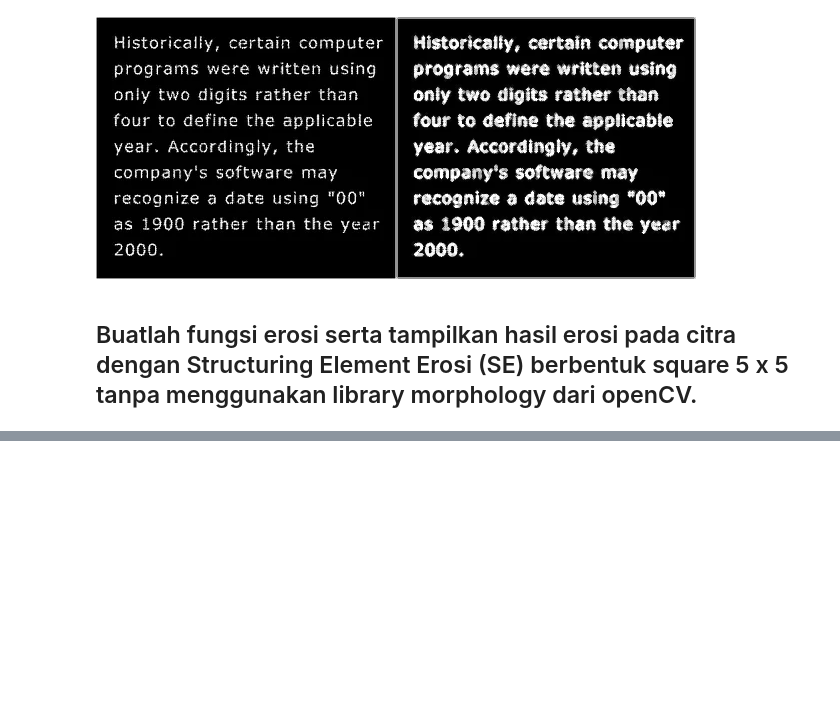
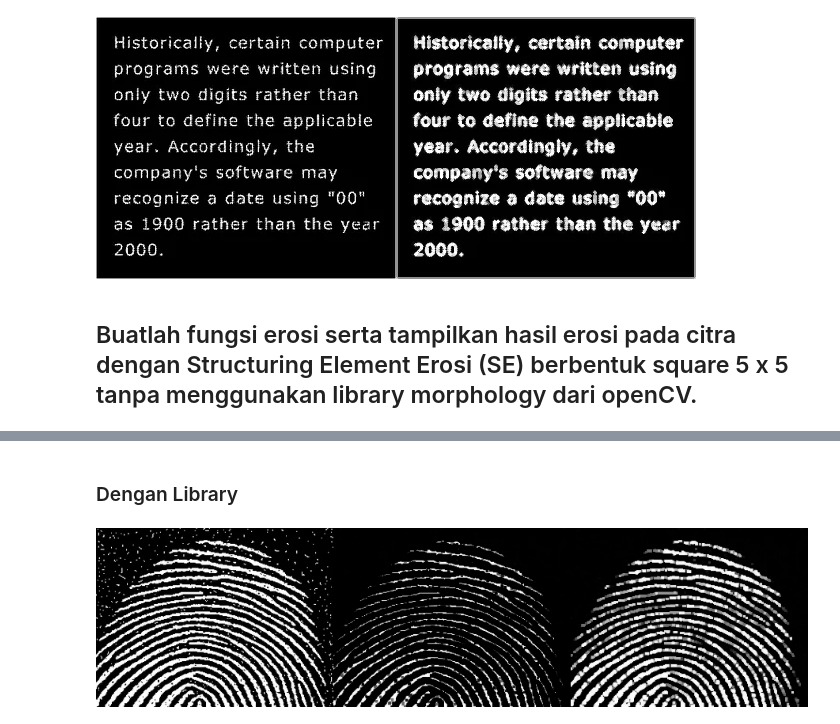
Before and after one commit to AchmadWibawa/PCVK, a Jupyter notebook: Week9.ipynb, the cells around one changed output, grey strips where cells are left out. Saved outputs shown, nothing was run; the diff lists cells and outputs as text; code cells hidden in the pictures; blank space fills up the shorter version.

```diff
--- a/Week9.ipynb
+++ b/Week9.ipynb
@@ -75,0 +127,13 @@ cv2_imshow(final_frame)
+# %% [markdown]
+### Dengan Library
+# %%
+# Membuat kernel square 3x3
+kernel = cv.getStructuringElement(cv.MORPH_RECT, (3, 3))
+
+# Melakukan operasi opening
+opening_img = cv.morphologyEx(img_fing, cv.MORPH_OPEN, kernel)
+
+final_frame6 = cv.hconcat((img_fing, erosi_img, opening_img))
+cv2_imshow(final_frame6)
+# %% [output]
+[figure, added]
```
Also changed, not shown: parts of 25 cells of this notebook.
